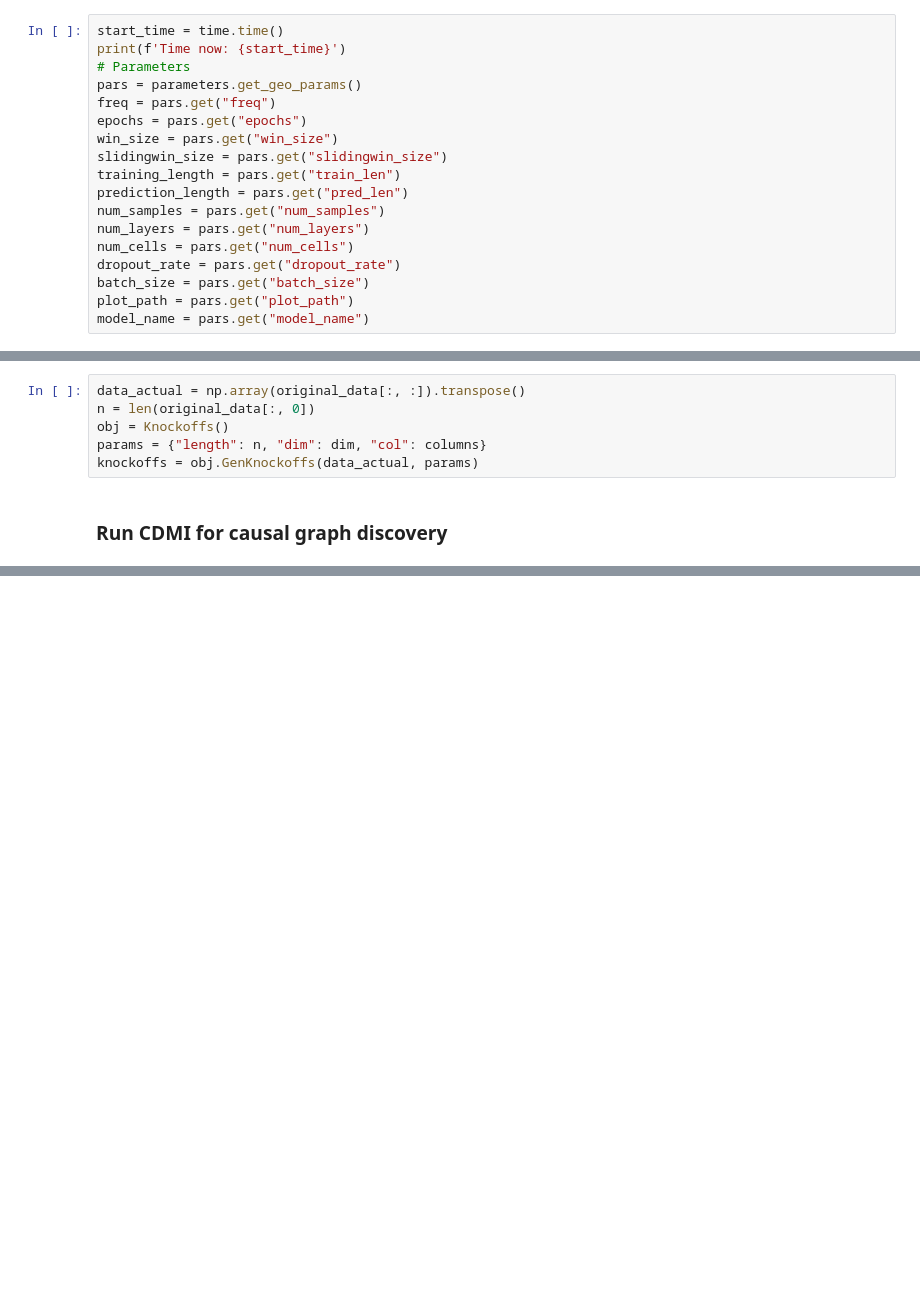
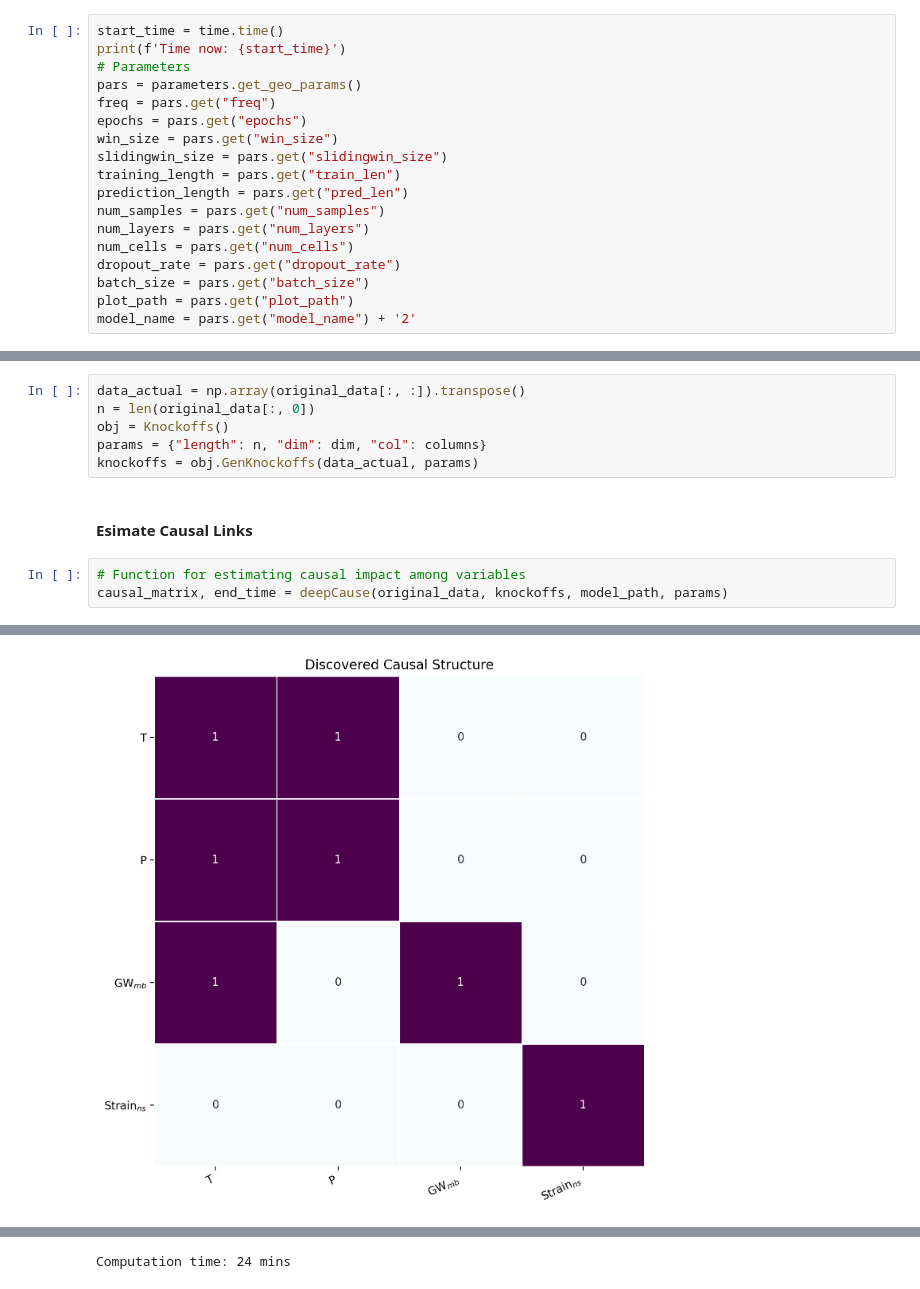
Before and after one commit to wasimahmadpk/cdmi, a Jupyter notebook: src/cdmi_examples.ipynb, the cells around one changed output, grey strips where cells are left out. Drawn from its saved outputs; the diff is of its cells as text; blank space fills up the shorter version.

Commit message:
updates notebook cdmi

```diff
--- a/src/cdmi_examples.ipynb
+++ b/src/cdmi_examples.ipynb
@@ -52,5 +54,5 @@ num_cells = pars.get("num_cells")
 dropout_rate = pars.get("dropout_rate")
 batch_size = pars.get("batch_size")
 plot_path = pars.get("plot_path")
-model_name = pars.get("model_name")
+model_name = pars.get("model_name") + '2'
 # %% [output]
@@ -137,5 +141,9 @@ n = len(original_data[:, 0])
 obj = Knockoffs()
 params = {"length": n, "dim": dim, "col": columns}
 knockoffs = obj.GenKnockoffs(data_actual, params)
-# %% [markdown]
-### Run CDMI for causal graph discovery
+# %% [markdown]
+#### Esimate Causal Links
+# %%
+# Function for estimating causal impact among variables
+causal_matrix, end_time = deepCause(original_data, knockoffs, model_path, params)
+# %% [output]
@@ -141,0 +167 @@ knockoffs = obj.GenKnockoffs(data_actual, params)
+[figure, added]
@@ -141,0 +169 @@ knockoffs = obj.GenKnockoffs(data_actual, params)
+Computation time: 24 mins
```
Also changed, not shown: parts of 16 cells of this notebook.
